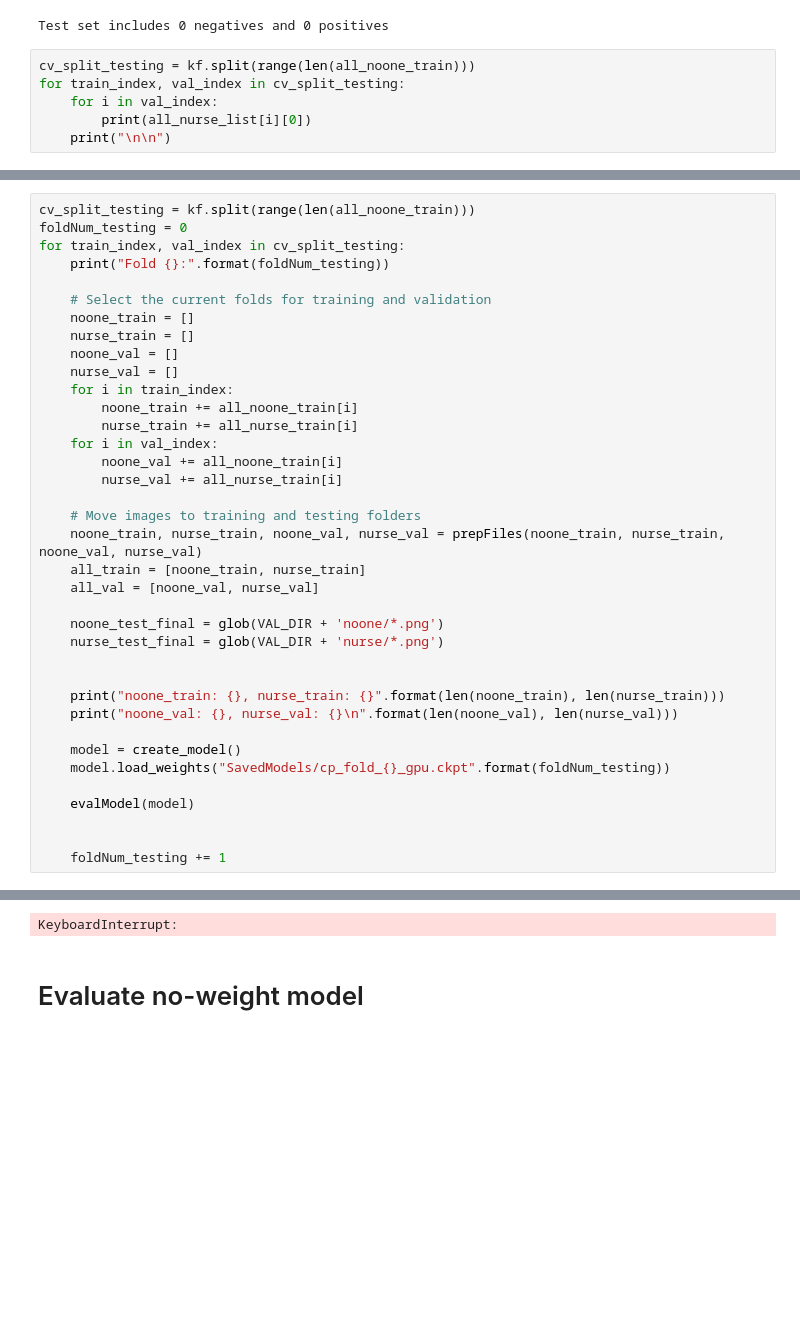
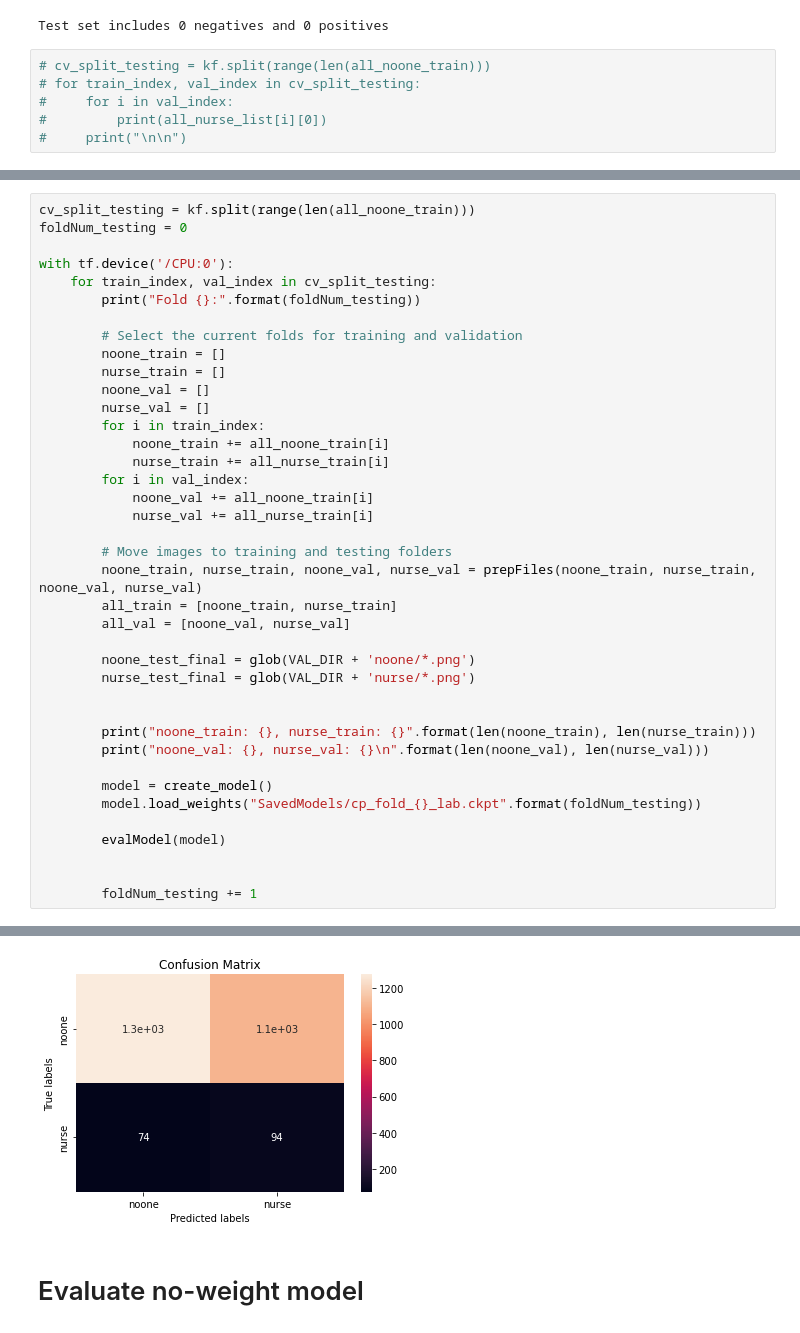
Before and after one commit to GreenCUBIC/NICU_DepthSliceTool, a Jupyter notebook: InterventionDetection.ipynb, the cells around one changed output, grey strips where cells are left out. Cells and saved outputs as stored; diff of their text form; blank space fills up the shorter version.

Commit message:
Retrained using Yasmina's folds

```diff
--- a/InterventionDetection.ipynb
+++ b/InterventionDetection.ipynb
@@ -587,8 +506,8 @@ def evalModel(model):
 # %% [output]
 Test set includes 0 negatives and 0 positives
 # %%
-cv_split_testing = kf.split(range(len(all_noone_train)))
-for train_index, val_index in cv_split_testing:
-    for i in val_index:
-        print(all_nurse_list[i][0])
-    print("\n\n")
+# cv_split_testing = kf.split(range(len(all_noone_train)))
+# for train_index, val_index in cv_split_testing:
+#     for i in val_index:
+#         print(all_nurse_list[i][0])
+#     print("\n\n")
@@ -613,39 +514,41 @@ bagmerge/InterventionDetectionFiles/FirstFrameDepthRGB/p38/nurse\patient_38_255.
 # %%
 cv_split_testing = kf.split(range(len(all_noone_train)))
 foldNum_testing = 0
-for train_index, val_index in cv_split_testing:
-    print("Fold {}:".format(foldNum_testing))
 
-    # Select the current folds for training and validation
-    noone_train = []
-    nurse_train = []
-    noone_val = []
-    nurse_val = []
-    for i in train_index:
-        noone_train += all_noone_train[i]
-        nurse_train += all_nurse_train[i]
-    for i in val_index:
-        noone_val += all_noone_train[i]
-        nurse_val += all_nurse_train[i]
+with tf.device('/CPU:0'):
+    for train_index, val_index in cv_split_testing:
+        print("Fold {}:".format(foldNum_testing))
 
-    # Move images to training and testing folders
-    noone_train, nurse_train, noone_val, nurse_val = prepFiles(noone_train, nurse_train, noone_val, nurse_val)
-    all_train = [noone_train, nurse_train]
-    all_val = [noone_val, nurse_val]
+        # Select the current folds for training and validation
+        noone_train = []
+        nurse_train = []
+        noone_val = []
+        nurse_val = []
+        for i in train_index:
+            noone_train += all_noone_train[i]
+            nurse_train += all_nurse_train[i]
+        for i in val_index:
+            noone_val += all_noone_train[i]
+            nurse_val += all_nurse_train[i]
 
-    noone_test_final = glob(VAL_DIR + 'noone/*.png')
-    nurse_test_final = glob(VAL_DIR + 'nurse/*.png')
+        # Move images to training and testing folders
+        noone_train, nurse_train, noone_val, nurse_val = prepFiles(noone_train, nurse_train, noone_val, nurse_val)
+        all_train = [noone_train, nurse_train]
+        all_val = [noone_val, nurse_val]
+
+        noone_test_final = glob(VAL_DIR + 'noone/*.png')
+        nurse_test_final = glob(VAL_DIR + 'nurse/*.png')
 
 
-    print("noone_train: {}, nurse_train: {}".format(len(noone_train), len(nurse_train)))
-    print("noone_val: {}, nurse_val: {}\n".format(len(noone_val), len(nurse_val)))
+        print("noone_train: {}, nurse_train: {}".format(len(noone_train), len(nurse_train)))
+        print("noone_val: {}, nurse_val: {}\n".format(len(noone_val), len(nurse_val)))
 
-    model = create_model()
-    model.load_weights("SavedModels/cp_fold_{}_gpu.ckpt".format(foldNum_testing))
+        model = create_model()
+        model.load_weights("SavedModels/cp_fold_{}_lab.ckpt".format(foldNum_testing))
 
-    evalModel(model)
+        evalModel(model)
 
 
-    foldNum_testing += 1
+        foldNum_testing += 1
 # %% [output]
 Fold 0:
@@ -654,4 +571,4 @@ noone_val: 3255, nurse_val: 297
-KeyboardInterrupt:
+[figure, added]
 # %% [markdown]
 # Evaluate no-weight model
 # %%
```
Also changed, not shown: parts of 6 cells of this notebook.
